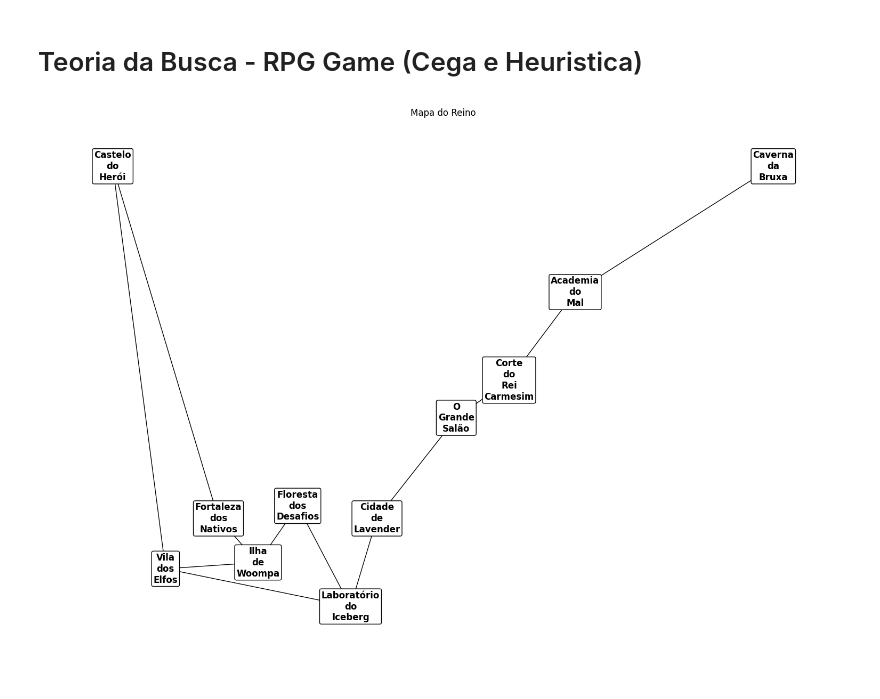
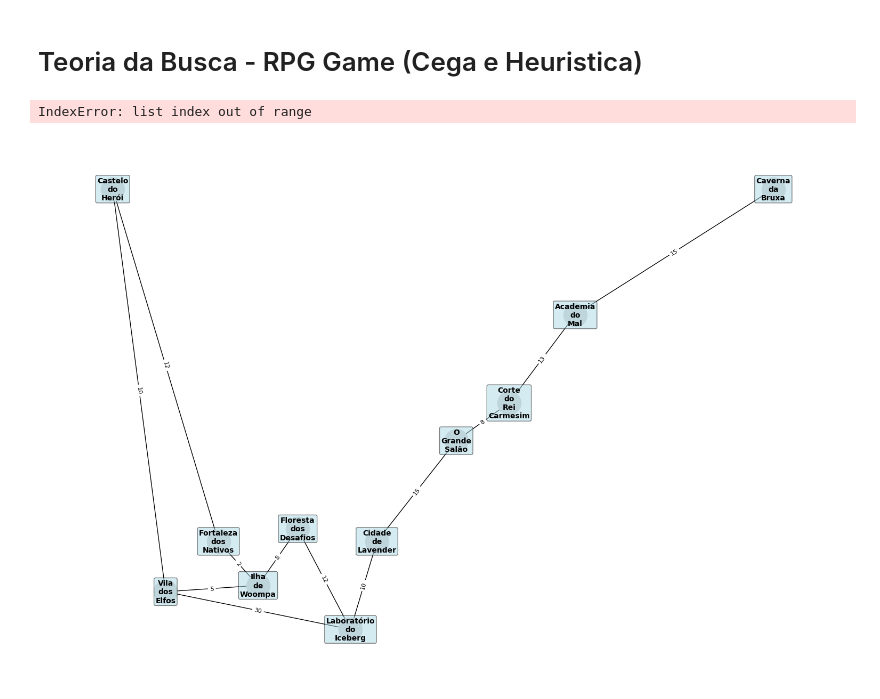
Before and after one commit to JoaoVictorCRP/inteligencia-artifical-ads6, a Jupyter notebook: grafos/Modulo03.ipynb, the cells around one changed output. Drawn from its saved outputs; the diff is of its cells as text; code cells hidden in the pictures.

Commit message:
aula 08.09: melhorando estilos do grafo

```diff
--- a/grafos/Modulo03.ipynb
+++ b/grafos/Modulo03.ipynb
@@ -53,34 +53,92 @@ for local, pos in locais.items():
 # %%
 # Função para plotar o mapa
 def plot_map(grafo, caminho_encontrado, titulo='Mapa do Reino'):
     pos = nx.get_node_attributes(grafo, 'pos')
-    peso = nx.get_edge_attributes(grafo, 'weight')
+    pesos = nx.get_edge_attributes(grafo, 'weight')
 
     plt.figure(figsize=(15,10))
 
     nx.draw(
         grafo,
         pos,
         with_labels=True,
         node_size=1000,
-        node_color='blue',
+        node_color='lightgray',
+        font_size=10,
         font_weight='bold',
         labels={node: node.replace(' ', '\n') for node in grafo.nodes()},
         bbox=dict(
-            facecolor='white',
+            facecolor='lightblue',
+            alpha=0.5,
             edgecolor='black',
             boxstyle='round,pad=0.2'
         )
     )
+    nx.draw_networkx_edge_labels(grafo, pos, edge_labels=pesos, font_size=8, label_pos=0.5)
 
     if caminho_encontrado:
-        # TODO: Próxima aula criaremos uma lógica aqui
-        print("Existe um caminho")
+        caminho_arestas = list(zip(caminho_encontrado, caminho_encontrado[1:]))
+        nx.draw_networkx_nodes(
+            grafo,
+            pos,
+            nodelist=[caminho_arestas[0]],
+            node_color='green',
+            node_size=500,
+            label='Inicio'
+        )
+
+        nx.draw_networkx_nodes(
+            grafo,
+            pos,
+            nodelist=[caminho_arestas[-1]],
+            node_color='purple',
+            node_size=500,
+            label='Objetivo'
+        )
+
+        nx.draw_networkx_nodes(
+            grafo,
+            pos,
+            nodelist=caminho_encontrado,
+            node_color='red',
+            node_size=500,
+            label='Caminho'
+        )
+
+        nx.draw_networkx_edges(
+            grafo,
+            pos,
+            nodelist=caminho_encontrado,
+            edge_color='red',
+            node_size=500,
+            width=3
+        )
+
+        plt.text(
+            pos[caminho_encontrado[0]][0],
+            pos[caminho_encontrado[0]][1] + 30,
+            'Inicio',
+            fontsize=12,
+            ha='center',
+            va='center',
+            color='green'
+        )
+
+        plt.text(
+            pos[caminho_encontrado[0]][0],
+            pos[caminho_encontrado[0]][1] + 30,
+            'Objetivo',
+            fontsize=12,
+            ha='center',
+            va='center',
+            color='purple'
+        )
 
     plt.title(titulo)
     plt.axis('off')
     plt.show()
 
 plot_map(G_game, [])
 # %% [output]
+IndexError: list index out of range
-[figure, old version]
+[figure, new version]
```
